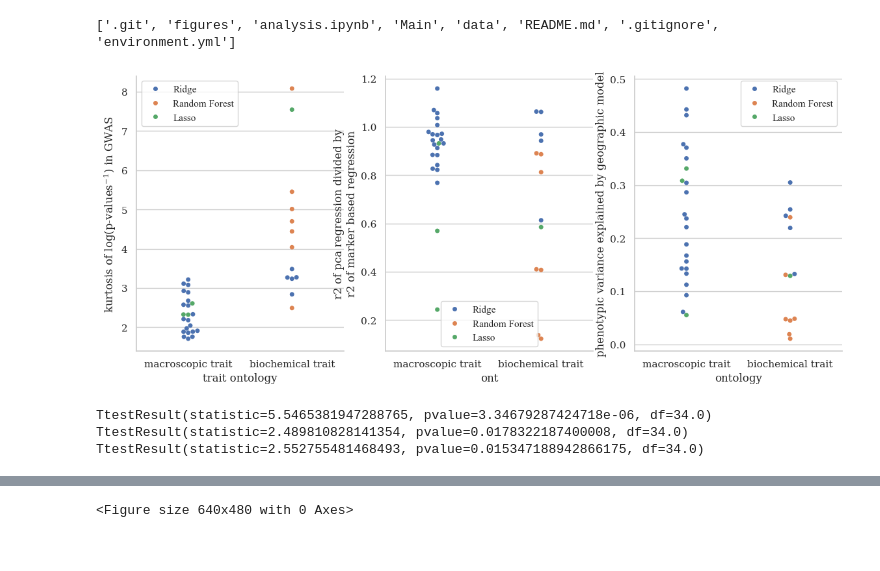
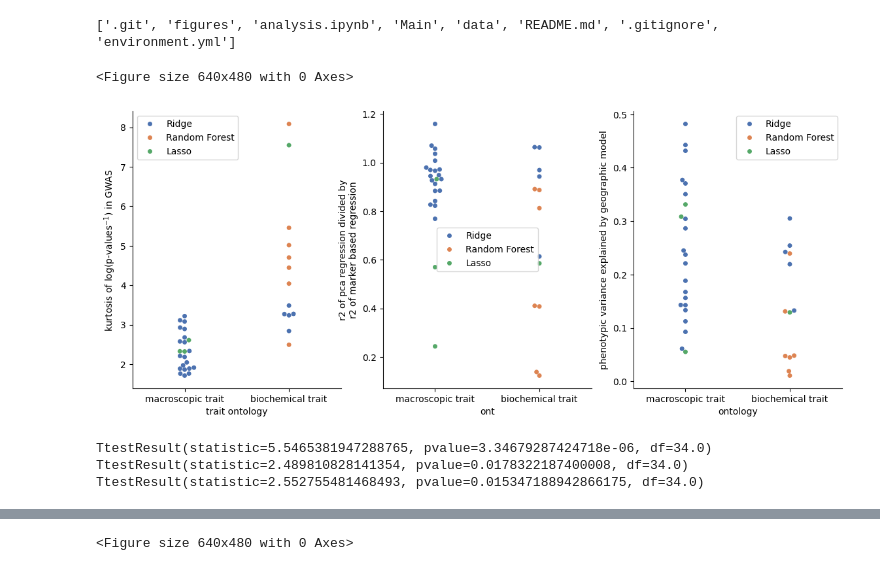
Before and after one commit to Patrick-Gibbs/Trait-genetic-architecture-and-population-structure-genomic-prediction, a Jupyter notebook: analysis.ipynb, the cells around one changed output, grey strips where cells are left out. Saved outputs shown, nothing was run; the diff lists cells and outputs as text; code cells hidden in the pictures.

```diff
--- a/analysis.ipynb
+++ b/analysis.ipynb
@@ -634,37 +633,39 @@ data3['skew'] = np.log(data3['skew'])
 # %%
 fig, axs = plt.subplots(1,3,figsize=(14,5.5))
 # set font to times new roman
 plt.rcParams['font.family'] = 'Times New Roman'
+sns.reset_orig()
 
 # increase font si
 
 
 sns.swarmplot(data = data3, x= 'trait ontology', y = 'skew', hue =list(df_merged['best_model']), ax=axs[0], order=['macroscopic trait', 'biochemical trait'],  palette='deep')
 axs[0].set_ylabel('kurtosis of log(p-values$\mathregular{^{-1}}$) in GWAS')
 
 sns.swarmplot(data1, x='ont', y='ratio', hue=list(df_merged['best_model']), ax=axs[1], palette='deep', order=['macroscopic trait', 'biochemical trait'])
 axs[1].set_ylabel('r2 of pca regression divided by\nr2 of marker based regression')
 
 sns.swarmplot(data2, x = 'ontology', y = 'r2', hue=list(df_merged['best_model']), palette='deep', ax=axs[2], order=['macroscopic trait', 'biochemical trait'])
 axs[2].set_ylabel('phenotypic variance explained by geographic model')
 
 for i in range(3):
     ax.tick_params(axis='y', labelsize=7)
     for pos in ['right', 'top' ]:
         axs[i].spines[pos].set_visible(False)
 
 plt.show()
 print(scipy.stats.ttest_ind(data3[data3['trait ontology'] == 'biochemical trait']['skew'], data3[data3['trait ontology'] == 'macroscopic trait']['skew']))
 print(scipy.stats.ttest_ind(data1[data1['ont'] == 'macroscopic trait']['ratio'], data1[data1['ont'] == 'biochemical trait']['ratio']))
 print(scipy.stats.ttest_ind(data2[data2['ontology'] == 'macroscopic trait']['r2'], data2[data2['ontology'] == 'biochemical trait']['r2']))
 
 
 plt.savefig(f'figures/figure_3.svg')
 # %% [output]
+<Figure size 640x480 with 0 Axes>
-[figure, old version]
+[figure, new version]
-TtestResult(statistic=5.5465381947288765, pvalue=3.34679287424718e-06, df=34.0)
-TtestResult(statistic=2.489810828141354, pvalue=0.0178322187400008, df=34.0)
-TtestResult(statistic=2.552755481468493, pvalue=0.015347188942866175, df=34.0)
+TtestResult(statistic=5.5465381947288765, pvalue=3.34679287424718e-06, df=34.0)
+TtestResult(statistic=2.489810828141354, pvalue=0.0178322187400008, df=34.0)
+TtestResult(statistic=2.552755481468493, pvalue=0.015347188942866175, df=34.0)
 # %%
 feature_rep = 'PCA_SNPs'
 metric = 'r2s'
```
Also changed, not shown: parts of 6 cells of this notebook, 22 other files.
